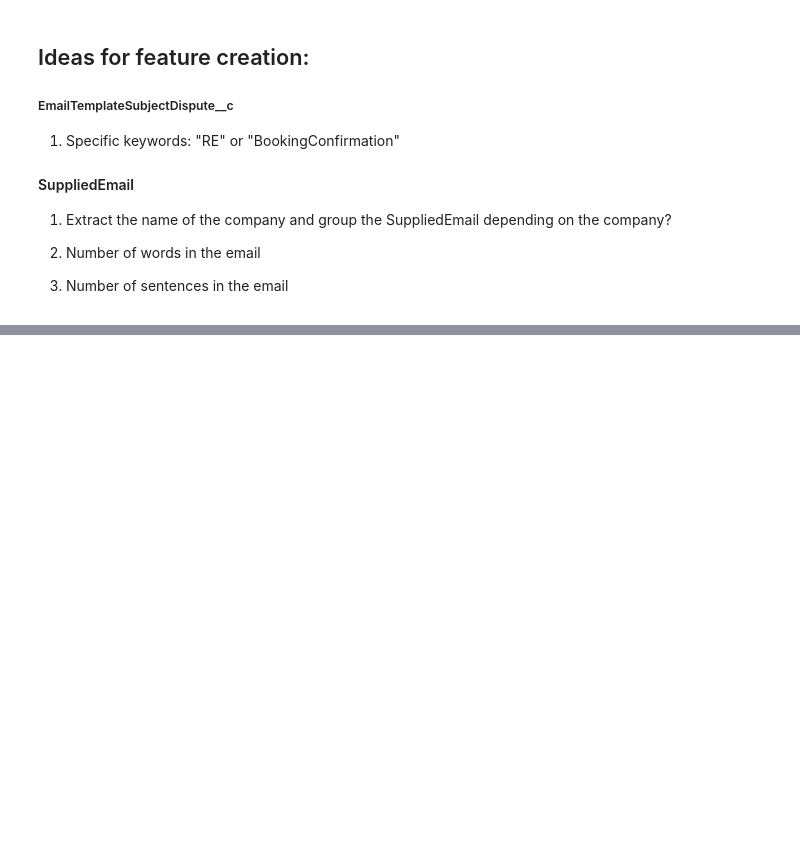
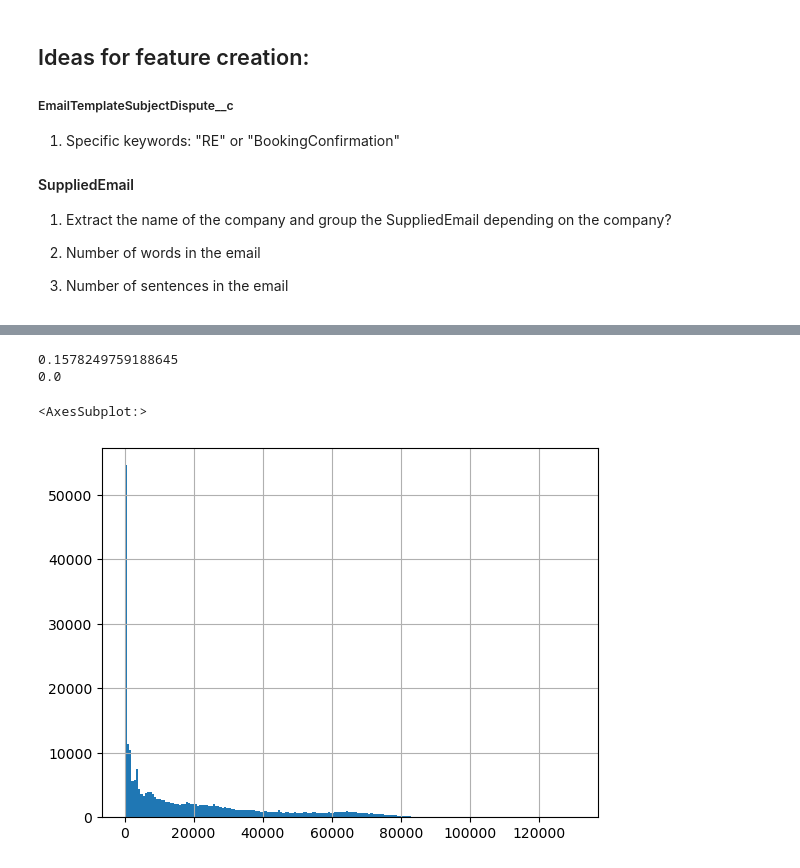
Before and after one commit to victor-radermecker/No-Action-Email-Prediction-Model, a Jupyter notebook: src/data_cleaning.ipynb, the cells around one changed output, grey strips where cells are left out. Saved outputs shown, nothing was run; the diff lists cells and outputs as text; code cells hidden in the pictures; blank space fills up the shorter version.

Commit message:
Data Cleaning 2

```diff
--- a/src/data_cleaning.ipynb
+++ b/src/data_cleaning.ipynb
@@ -123,0 +147,12 @@ df.to_csv('/Users/victor/Documents/Confidential Dataset/ML_NOAC_NOVA_Extraction_
+# %%
+# count the the rows having only \n in df["LastIncomingEmailContent"]
+print(sum(df_clean["LastIncomingEmailContent"] == "\n") / len(df_clean))
+print(sum(df2["LastIncomingEmail__c"] == "\n") / len(df2))
+# %% [output]
+0.1578249759188645
+0.0
+# %%
+df2["LastIncomingEmail__c"].str.len().hist(bins=200)
+# %% [output]
+<AxesSubplot:>
+[figure, added]
```
Also changed, not shown: parts of 42 cells of this notebook, 3 other files.
